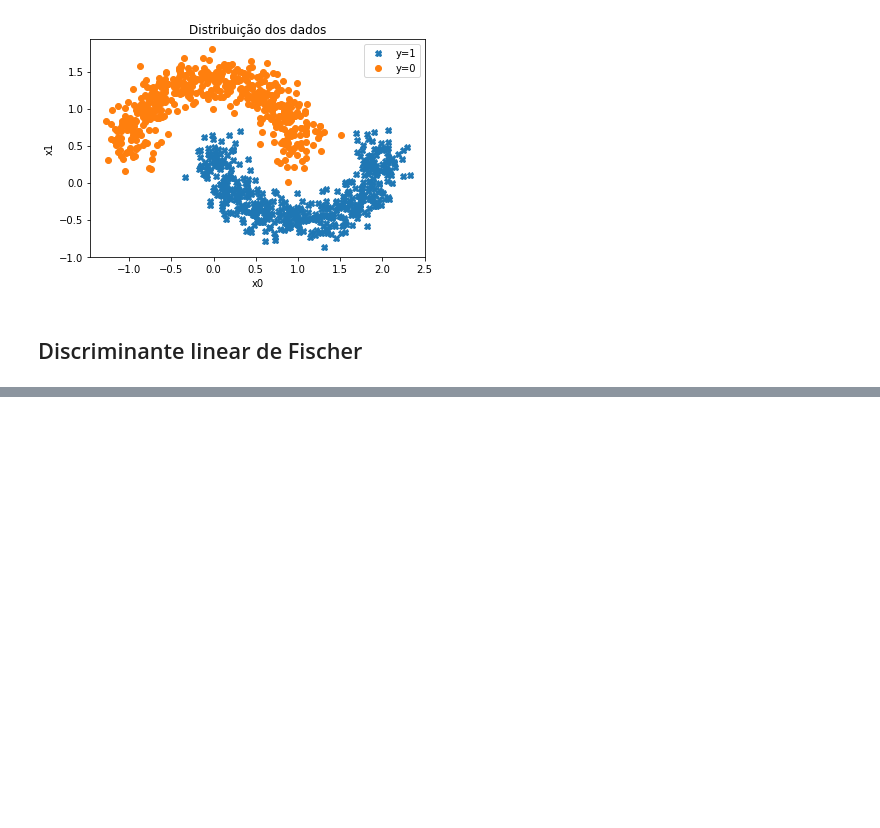
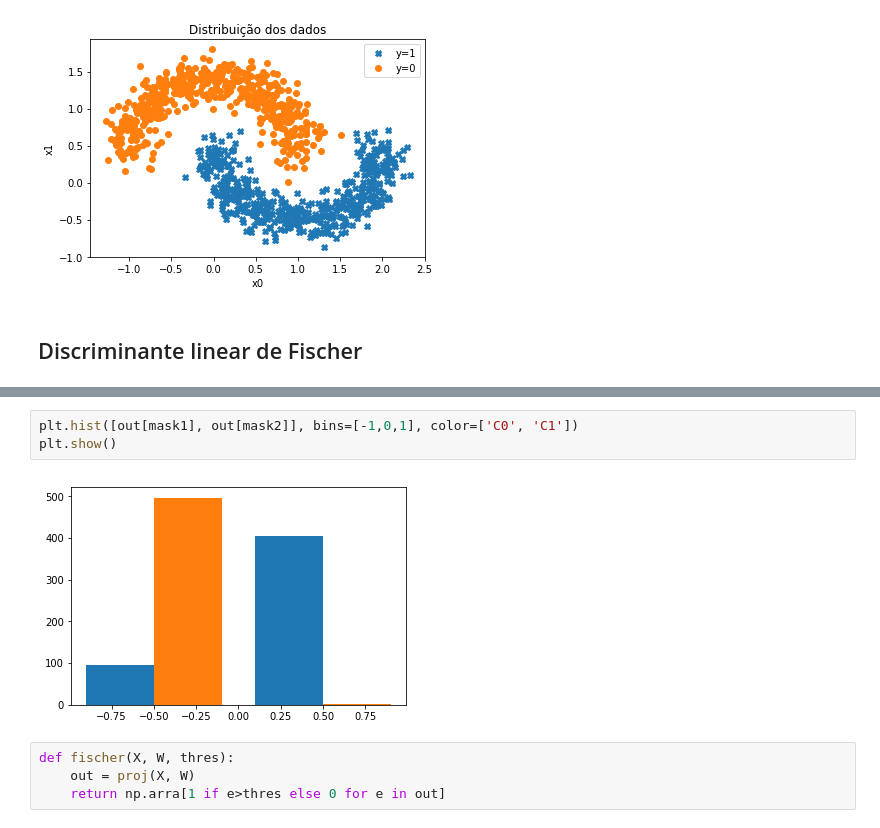
Before and after one commit to RafaelGoncalves8/machine-learning, a Jupyter notebook: 2-linear-classification/deliver/EFC2 - Linear classificartion.ipynb, the cells around one changed output, grey strips where cells are left out. Cells and saved outputs as stored; diff of their text form; blank space fills up the shorter version.

```diff
--- a/2-linear-classification/deliver/EFC2 - Linear classificartion.ipynb
+++ b/2-linear-classification/deliver/EFC2 - Linear classificartion.ipynb
@@ -63,0 +110,9 @@ plt.show()
+# %%
+plt.hist([out[mask1], out[mask2]], bins=[-1,0,1], color=['C0', 'C1'])
+plt.show()
+# %% [output]
+[figure, added]
+# %%
+def fischer(X, W, thres):
+    out = proj(X, W)
+    return np.arra[1 if e>thres else 0 for e in out]
```
Also changed, not shown: parts of 10 cells of this notebook, 3 other files.
